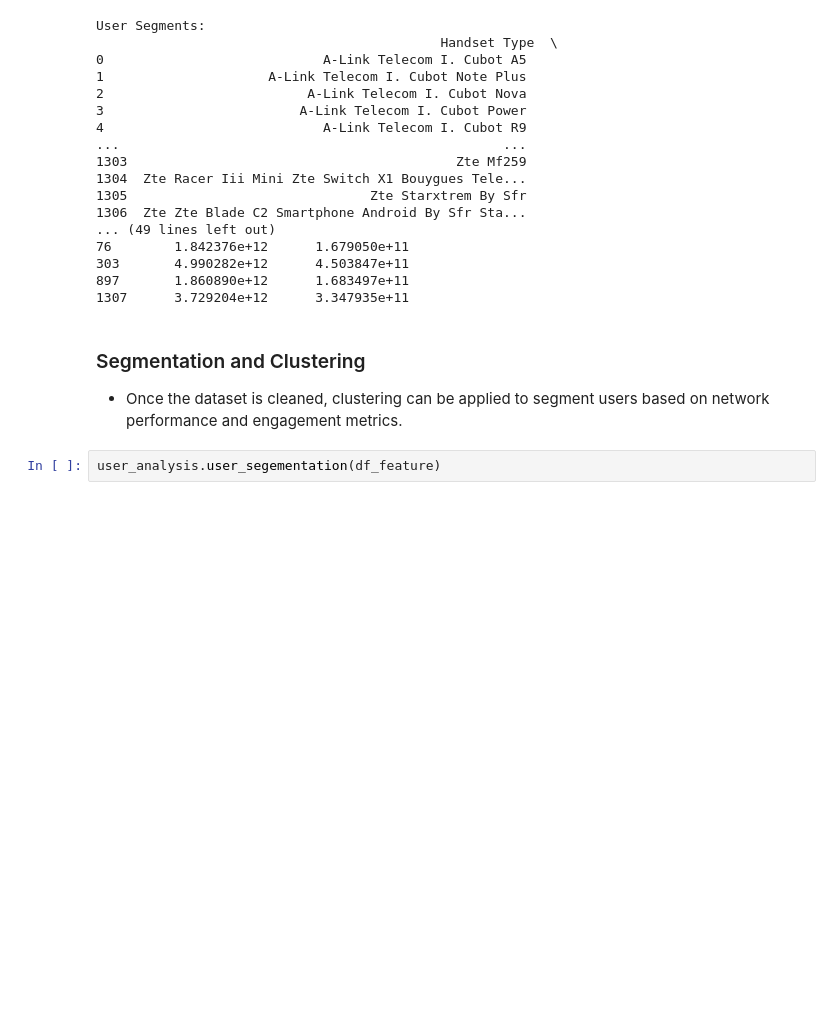
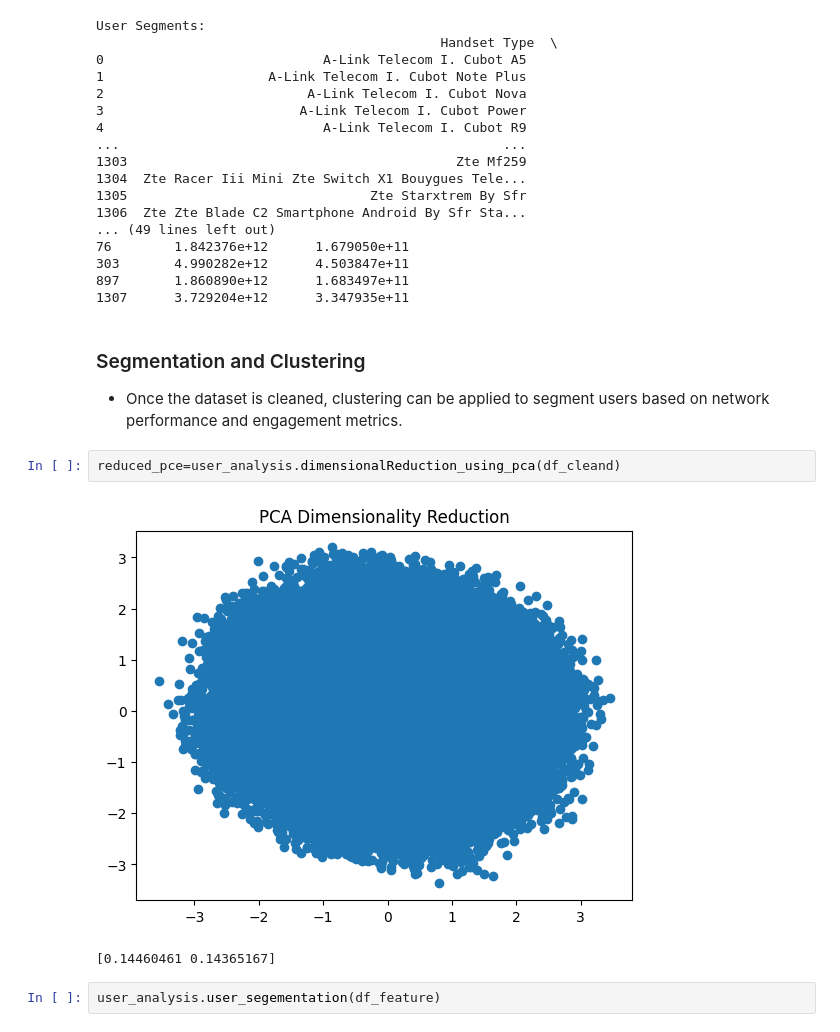
Before and after one commit to yerosan/Telecom_company_analysis, a Jupyter notebook: notebooks/User_analysis.ipynb, the cells around one changed output. Drawn from its saved outputs; the diff is of its cells as text; blank space fills up the shorter version.

Commit message:
the pca analysis

```diff
--- a/notebooks/User_analysis.ipynb
+++ b/notebooks/User_analysis.ipynb
@@ -380,6 +380,11 @@ User Segments:
 # %% [markdown]
 ### Segmentation and Clustering
 - Once the dataset is cleaned, clustering can be applied to segment users based on network performance and engagement metrics.
+# %%
+reduced_pce=user_analysis.dimensionalReduction_using_pca(df_cleand)
+# %% [output]
+[figure, added]
+[0.14460461 0.14365167]
 # %%
 user_analysis.user_segementation(df_feature)
 # %% [output]
```
Also changed, not shown: 1 other file.
